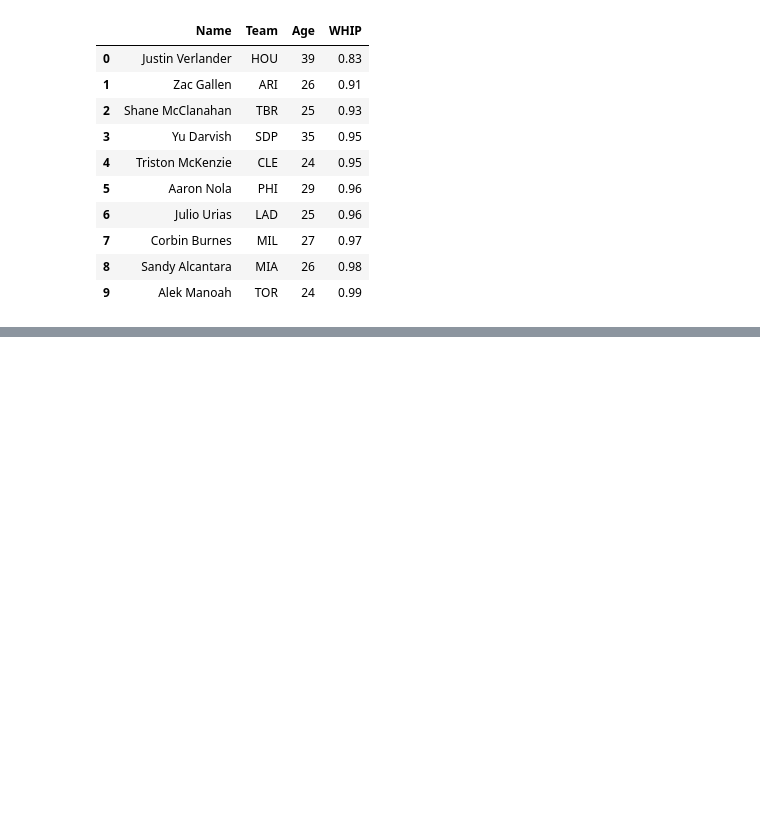
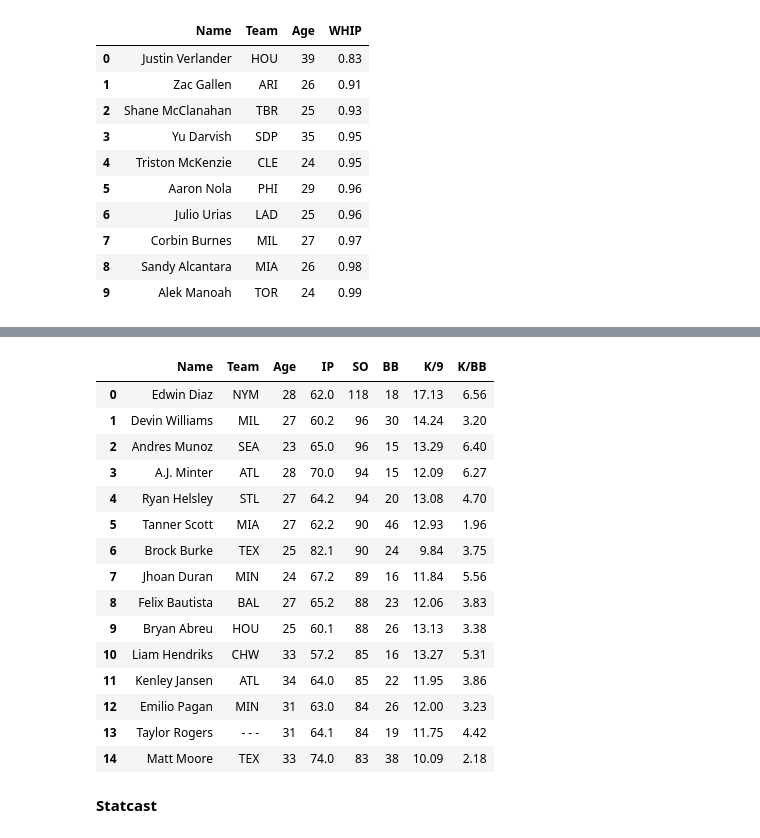
Before and after one commit to danielcho16/baseball_analytics, a Jupyter notebook: baseball_analytics.ipynb, the cells around one changed output, grey strips where cells are left out. Saved outputs shown, nothing was run; the diff lists cells and outputs as text; code cells hidden in the pictures; blank space fills up the shorter version.

```diff
--- a/baseball_analytics.ipynb
+++ b/baseball_analytics.ipynb
@@ -414,0 +759,22 @@ sp_adv_df
+# %%
+# strikeouts, walks, K/9, K/BB for top 15 strikeouts among relief pitchers
+rp_df[['Name','Team','Age','IP','SO','BB','K/9','K/BB']].sort_values(by='SO',ascending=False,ignore_index=True).head(15)
+# %% [output]
+|  | Name | Team | Age | IP | SO | BB | K/9 | K/BB |
+| 0 | Edwin Diaz | NYM | 28 | 62.0 | 118 | 18 | 17.13 | 6.56 |
+| 1 | Devin Williams | MIL | 27 | 60.2 | 96 | 30 | 14.24 | 3.20 |
+| 2 | Andres Munoz | SEA | 23 | 65.0 | 96 | 15 | 13.29 | 6.40 |
+| 3 | A.J. Minter | ATL | 28 | 70.0 | 94 | 15 | 12.09 | 6.27 |
+| 4 | Ryan Helsley | STL | 27 | 64.2 | 94 | 20 | 13.08 | 4.70 |
+| 5 | Tanner Scott | MIA | 27 | 62.2 | 90 | 46 | 12.93 | 1.96 |
+| 6 | Brock Burke | TEX | 25 | 82.1 | 90 | 24 | 9.84 | 3.75 |
+| 7 | Jhoan Duran | MIN | 24 | 67.2 | 89 | 16 | 11.84 | 5.56 |
+| 8 | Felix Bautista | BAL | 27 | 65.2 | 88 | 23 | 12.06 | 3.83 |
+| 9 | Bryan Abreu | HOU | 25 | 60.1 | 88 | 26 | 13.13 | 3.38 |
+| 10 | Liam Hendriks | CHW | 33 | 57.2 | 85 | 16 | 13.27 | 5.31 |
+| 11 | Kenley Jansen | ATL | 34 | 64.0 | 85 | 22 | 11.95 | 3.86 |
+| 12 | Emilio Pagan | MIN | 31 | 63.0 | 84 | 26 | 12.00 | 3.23 |
+| 13 | Taylor Rogers | - - - | 31 | 64.1 | 84 | 19 | 11.75 | 4.42 |
+| 14 | Matt Moore | TEX | 33 | 74.0 | 83 | 38 | 10.09 | 2.18 |
+# %% [markdown]
+**Statcast**
```
Also changed, not shown: parts of 24 cells of this notebook, 1 other file.
